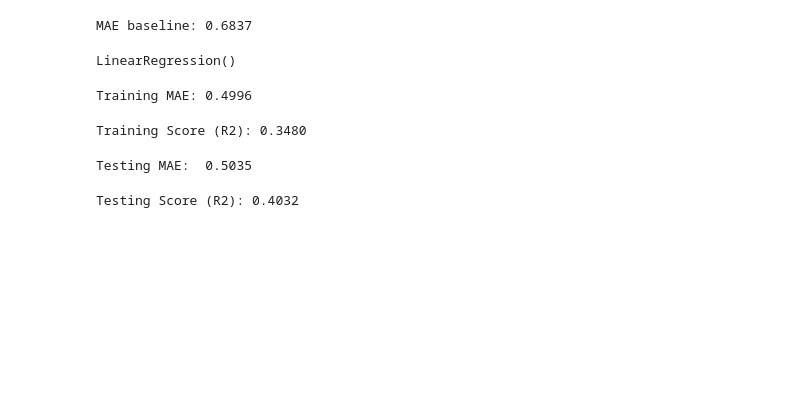
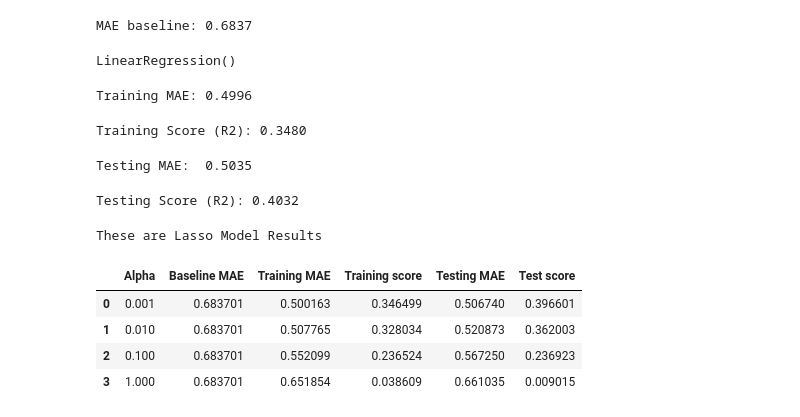
Before and after one commit to pabrokim/wine-quality-regression, a Jupyter notebook: red_wine.ipynb, the cells around one changed output. Saved outputs shown, nothing was run; the diff lists cells and outputs as text; code cells hidden in the pictures; blank space fills up the shorter version.

Commit message:
Add training function

```diff
--- a/red_wine.ipynb
+++ b/red_wine.ipynb
@@ -151,0 +201,10 @@ Testing Score (R2): 0.4032
+# %%
+train_results = train_model('lasso')
+train_results
+# %% [output]
+These are Lasso Model Results
+|  | Alpha | Baseline MAE | Training MAE | Training score | Testing MAE | Test score |
+| 0 | 0.001 | 0.683701 | 0.500163 | 0.346499 | 0.506740 | 0.396601 |
+| 1 | 0.010 | 0.683701 | 0.507765 | 0.328034 | 0.520873 | 0.362003 |
+| 2 | 0.100 | 0.683701 | 0.552099 | 0.236524 | 0.567250 | 0.236923 |
+| 3 | 1.000 | 0.683701 | 0.651854 | 0.038609 | 0.661035 | 0.009015 |
```
Also changed, not shown: parts of 1 cell of this notebook.
